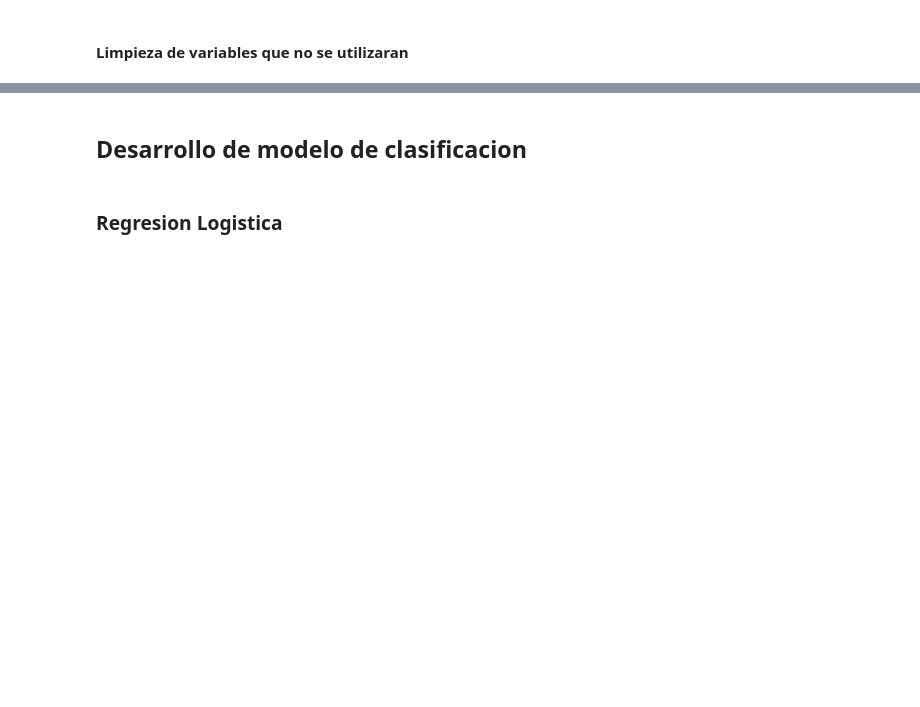
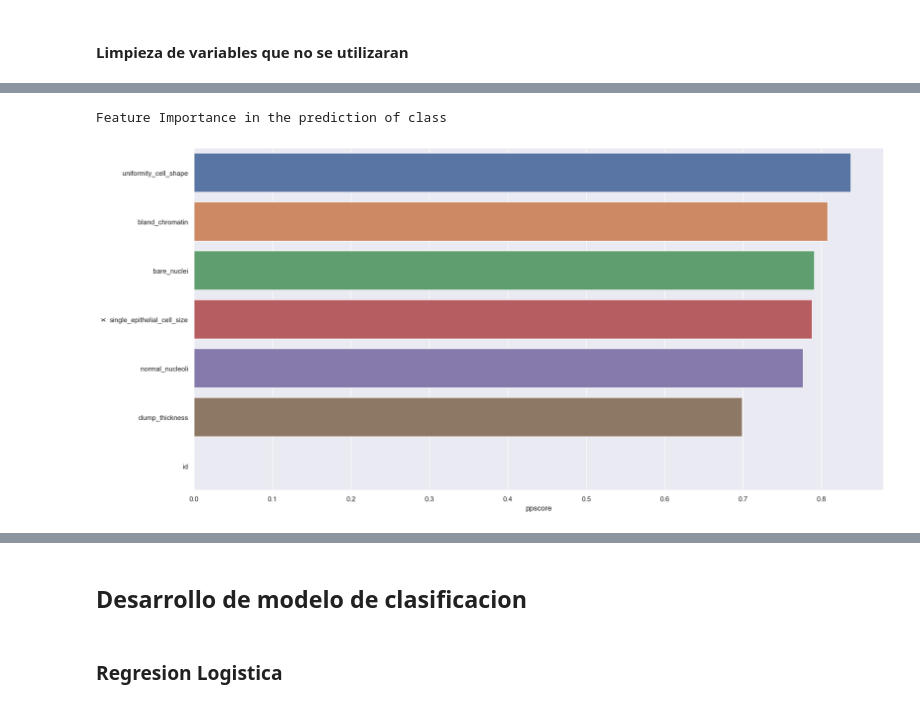
Before and after one commit to andresdlRoca/Mineria-de-datos_Lab2_UVG_2023, a Jupyter notebook: main.ipynb, the cells around one changed output, grey strips where cells are left out. Cells and saved outputs as stored; diff of their text form; code cells hidden in the pictures; blank space fills up the shorter version.

```diff
--- a/main.ipynb
+++ b/main.ipynb
@@ -168,0 +300,5 @@ collection
+# %%
+eda_numcat(data, x='class')
+# %% [output]
+Feature Importance in the prediction of class
+[figure, added]
```
Also changed, not shown: parts of 17 cells of this notebook.
